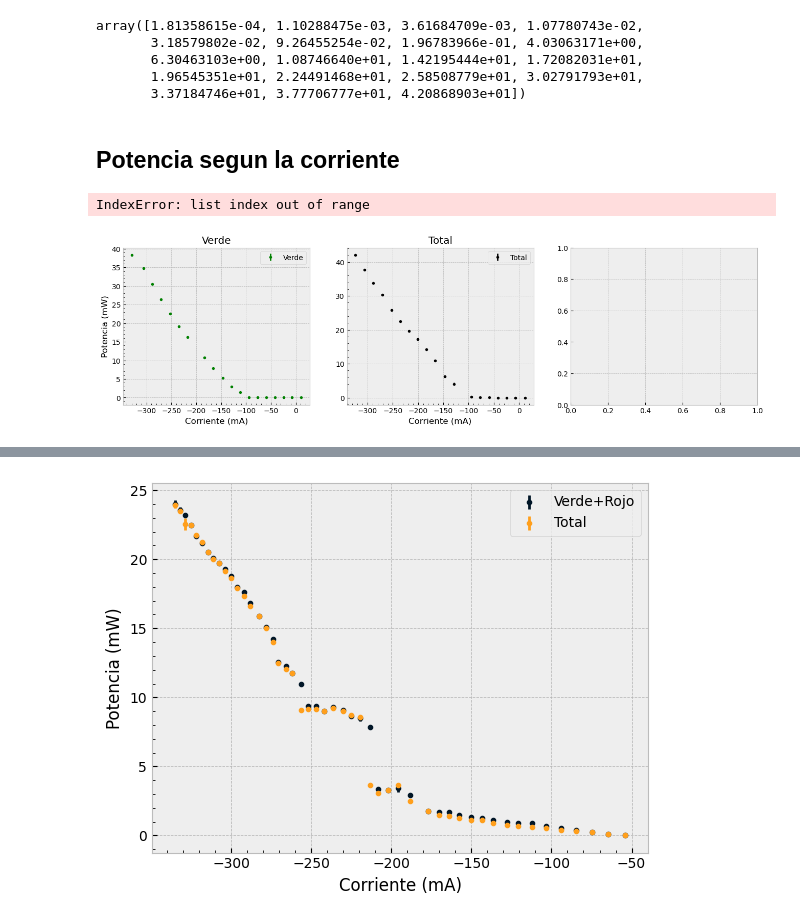
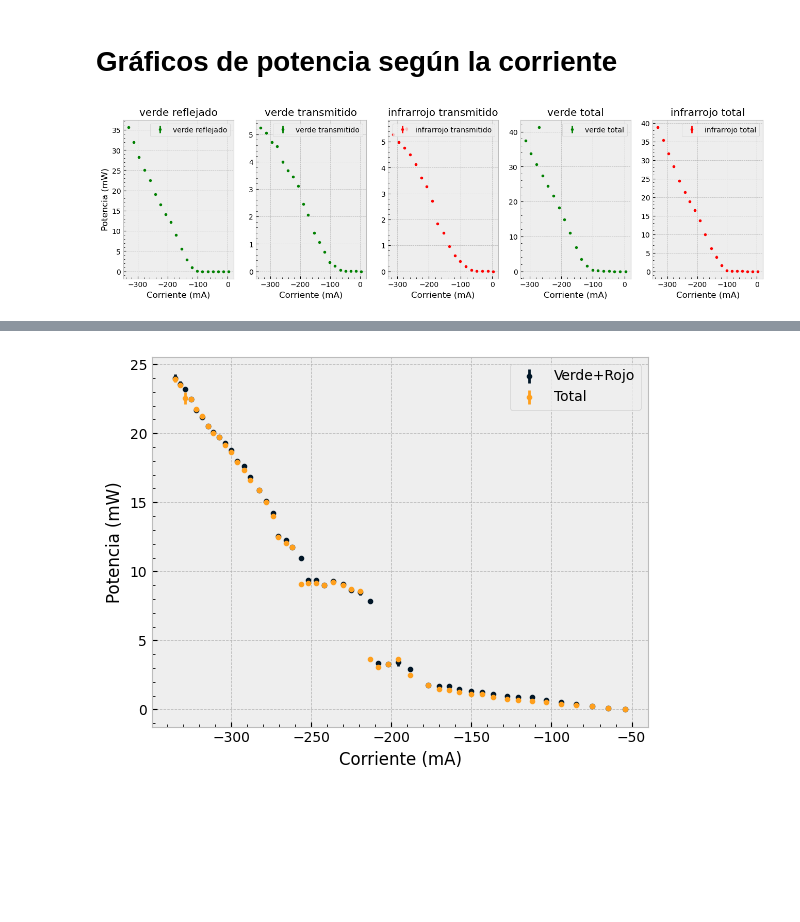
Before and after one commit to DelManuel/Magnetometro-optico, a Jupyter notebook: códigos/analisis_pow_laser.ipynb, the cells around one changed output, grey strips where cells are left out. Cells and saved outputs as stored; diff of their text form; code cells hidden in the pictures; blank space fills up the shorter version.

Commit message:
Potencia god

```diff
--- a/códigos/analisis_pow_laser.ipynb
+++ b/códigos/analisis_pow_laser.ipynb
@@ -32,57 +33,42 @@ def cargar_datos(file_name : str, pow_measure = False) -> list:
 
     return lista_mediciones
 # %%
-mediciones = ["verde","total"]#, "rojo", "completa"]
+mediciones = ["verde reflejado", "verde transmitido", "infrarrojo transmitido", "verde total", "infrarrojo total"]
 # Para guardar los datos
 dic_pow = {}
-# Para considerar la medicion mala, numero 16. Si es falso se la saca.
-dato_malo = False
 
 for color in mediciones:
-    file_name = f"../mediciones/Barrido para potencia {color} 1905.pickle"
+    file_name = f"../mediciones/Barrido para potencia {color} 2205.pickle"
 
     *_, corr_values, POW_values, POW_var_values = cargar_datos(file_name, pow_measure = True)
 
-    if dato_malo == False:
-        corr_values.pop(7)
-        POW_values.pop(7)
-        POW_var_values.pop(7)
 
     # Metemos los datos en un diccionario
     dic_pow[f"corr:{color}"] = np.array(corr_values)
     dic_pow[f"pow:{color}"] = np.array(POW_values)
     dic_pow[f"sigma:{color}"] = np.array(POW_var_values)
-# %%
-dic_pow["pow:total"]
-# %% [output]
-array([1.81358615e-04, 1.10288475e-03, 3.61684709e-03, 1.07780743e-02,
-       3.18579802e-02, 9.26455254e-02, 1.96783966e-01, 4.03063171e+00,
-       6.30463103e+00, 1.08746640e+01, 1.42195444e+01, 1.72082031e+01,
-       1.96545351e+01, 2.24491468e+01, 2.58508779e+01, 3.02791793e+01,
-       3.37184746e+01, 3.77706777e+01, 4.20868903e+01])
 # %% [markdown]
-## Potencia segun la corriente
+# Gráficos de potencia según la corriente
 # %%
 # Definimos listas para las labels y los colores de los graficos
-labels = ["Verde", "Total","Rojo"]
-marker_color = ["g","k", "r"]
+labels = mediciones
+marker_color = ["g","g", "r", "g", "r"]
 
 fig, axs = plt.subplots(1,len(labels), figsize=(16,4))
 for i, ax in enumerate(fig.axes):
     color = mediciones[i]
 
     corr_values = dic_pow[f"corr:{color}"]
     POW_values = dic_pow[f"pow:{color}"]
     POW_var_values = dic_pow[f"sigma:{color}"]
 
     ax.errorbar(corr_values, POW_values,yerr = POW_var_values,fmt = f".{marker_color[i]}", label = f"{labels[i]}")
     ax.set_xlabel("Corriente (mA)")
     if i == 0:
         ax.set_ylabel("Potencia (mW)")
     ax.set_title(f"{labels[i]}")
     ax.minorticks_on()
-    ax.legend()
+    ax.legend(loc = "upper right")
 plt.show()
 # %% [output]
-IndexError: list index out of range
-[figure, old version]
+[figure, new version]
```
Also changed, not shown: parts of 11 cells of this notebook, 12 other files.
